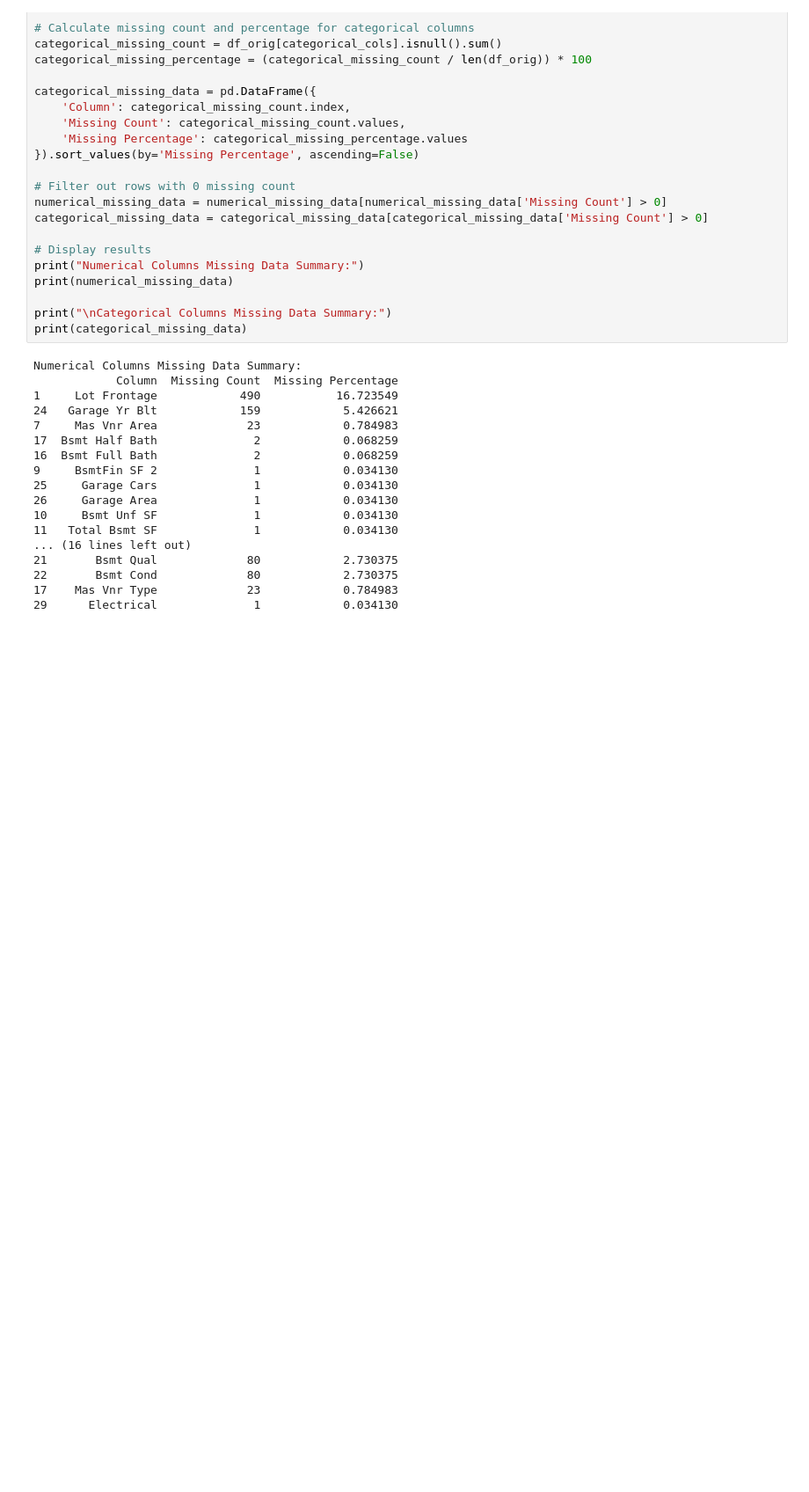
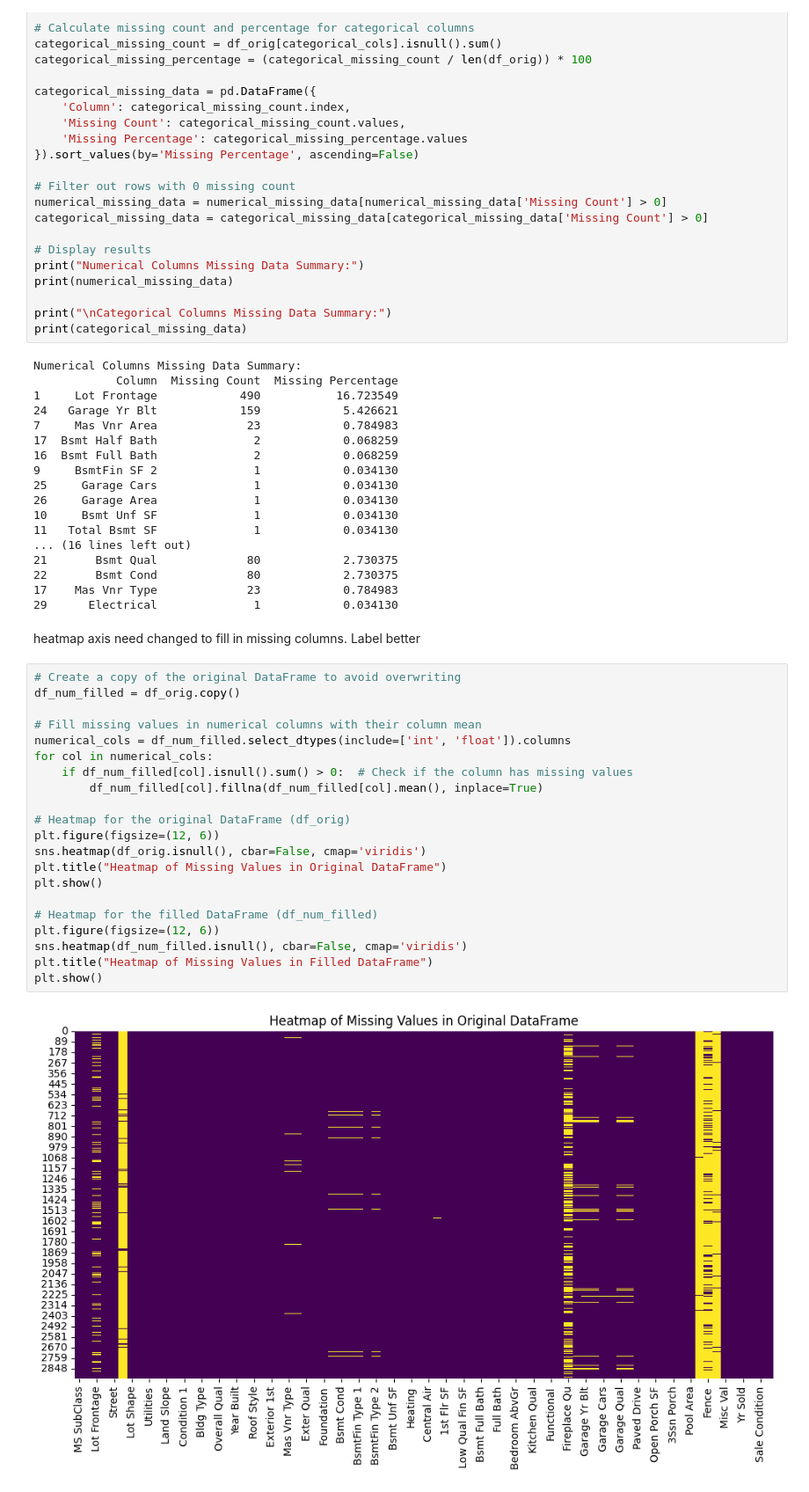
Before and after one commit to M0KANE/ML_HousePriceAssignment, a Jupyter notebook: ML_HousePriceNotebook.ipynb, the cells around one changed output. Shown at 88% size. Saved outputs shown, nothing was run; the diff lists cells and outputs as text; blank space fills up the shorter version.

Commit message:
filled numerical columns

```diff
--- a/ML_HousePriceNotebook.ipynb
+++ b/ML_HousePriceNotebook.ipynb
@@ -198,3 +198,29 @@ Numerical Columns Missing Data Summary:
 22       Bsmt Cond             80            2.730375
 17    Mas Vnr Type             23            0.784983
 29      Electrical              1            0.034130
+# %% [markdown]
+heatmap axis need changed to fill in missing columns.
+Label better
+# %%
+# Create a copy of the original DataFrame to avoid overwriting
+df_num_filled = df_orig.copy()
+
+# Fill missing values in numerical columns with their column mean
+numerical_cols = df_num_filled.select_dtypes(include=['int', 'float']).columns
+for col in numerical_cols:
+    if df_num_filled[col].isnull().sum() > 0:  # Check if the column has missing values
+        df_num_filled[col].fillna(df_num_filled[col].mean(), inplace=True)
+
+# Heatmap for the original DataFrame (df_orig)
+plt.figure(figsize=(12, 6))
+sns.heatmap(df_orig.isnull(), cbar=False, cmap='viridis')
+plt.title("Heatmap of Missing Values in Original DataFrame")
+plt.show()
+
+# Heatmap for the filled DataFrame (df_num_filled)
+plt.figure(figsize=(12, 6))
+sns.heatmap(df_num_filled.isnull(), cbar=False, cmap='viridis')
+plt.title("Heatmap of Missing Values in Filled DataFrame")
+plt.show()
+# %% [output]
+[figure, added]
```
Also changed, not shown: parts of 1 cell of this notebook.
